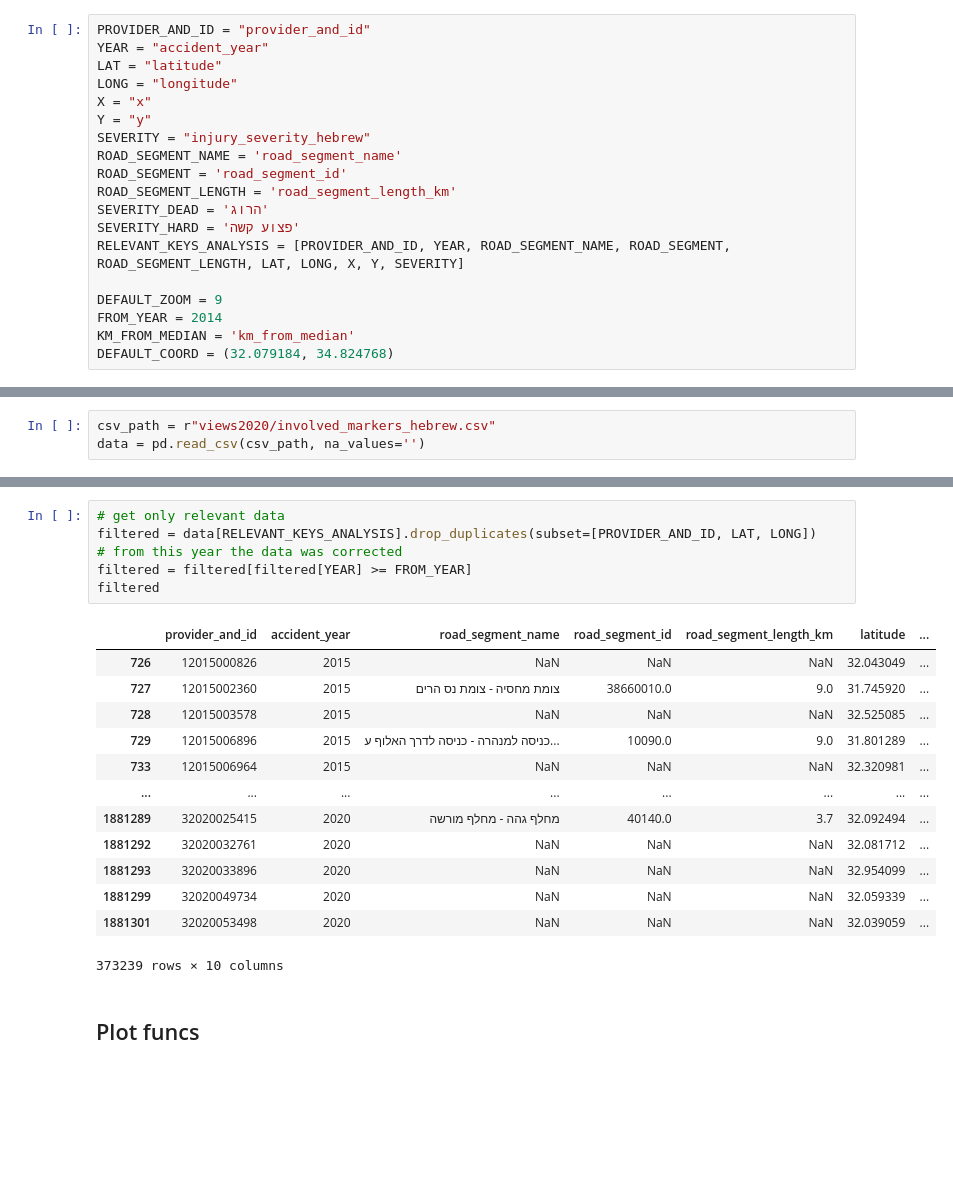
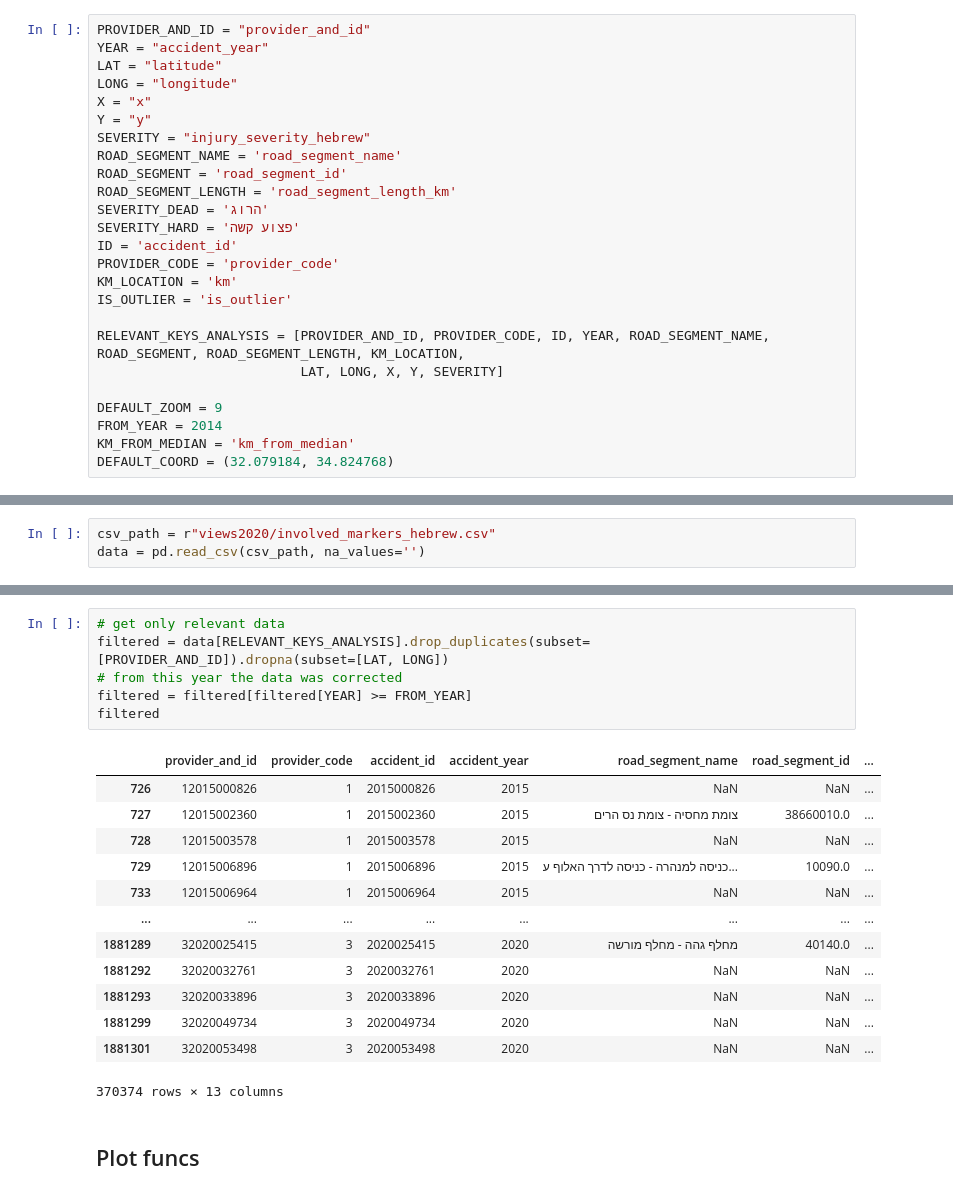
Before and after one commit to data-for-change/anyway-data-science, a Jupyter notebook: learning_notebooks/detect_segment_outliers.ipynb, the cells around one changed output, grey strips where cells are left out. Saved outputs shown, nothing was run; the diff lists cells and outputs as text; blank space fills up the shorter version.

```diff
--- a/learning_notebooks/detect_segment_outliers.ipynb
+++ b/learning_notebooks/detect_segment_outliers.ipynb
@@ -24,7 +24,13 @@ ROAD_SEGMENT = 'road_segment_id'
 ROAD_SEGMENT_LENGTH = 'road_segment_length_km'
 SEVERITY_DEAD = 'הרוג'
 SEVERITY_HARD = 'פצוע קשה'
-RELEVANT_KEYS_ANALYSIS = [PROVIDER_AND_ID, YEAR, ROAD_SEGMENT_NAME, ROAD_SEGMENT, ROAD_SEGMENT_LENGTH, LAT, LONG, X, Y, SEVERITY]
+ID = 'accident_id'
+PROVIDER_CODE = 'provider_code'
+KM_LOCATION = 'km'
+IS_OUTLIER = 'is_outlier'
+
+RELEVANT_KEYS_ANALYSIS = [PROVIDER_AND_ID, PROVIDER_CODE, ID, YEAR, ROAD_SEGMENT_NAME, ROAD_SEGMENT, ROAD_SEGMENT_LENGTH, KM_LOCATION,
+                          LAT, LONG, X, Y, SEVERITY]
 
 DEFAULT_ZOOM = 9
 FROM_YEAR = 2014
@@ -38,23 +54,23 @@ data = pd.read_csv(csv_path, na_values='')
 # %%
 # get only relevant data
-filtered = data[RELEVANT_KEYS_ANALYSIS].drop_duplicates(subset=[PROVIDER_AND_ID, LAT, LONG])
+filtered = data[RELEVANT_KEYS_ANALYSIS].drop_duplicates(subset=[PROVIDER_AND_ID]).dropna(subset=[LAT, LONG])
 # from this year the data was corrected
 filtered = filtered[filtered[YEAR] >= FROM_YEAR]
 filtered
 # %% [output]
-|  | provider_and_id | accident_year | road_segment_name | road_segment_id | road_segment_length_km | latitude | ... |
-| 726 | 12015000826 | 2015 | NaN | NaN | NaN | 32.043049 | ... |
-| 727 | 12015002360 | 2015 | צומת מחסיה - צומת נס הרים | 38660010.0 | 9.0 | 31.745920 | ... |
-| 728 | 12015003578 | 2015 | NaN | NaN | NaN | 32.525085 | ... |
-| 729 | 12015006896 | 2015 | כניסה למנהרה - כניסה לדרך האלוף ע... | 10090.0 | 9.0 | 31.801289 | ... |
-| 733 | 12015006964 | 2015 | NaN | NaN | NaN | 32.320981 | ... |
+|  | provider_and_id | provider_code | accident_id | accident_year | road_segment_name | road_segment_id | ... |
+| 726 | 12015000826 | 1 | 2015000826 | 2015 | NaN | NaN | ... |
+| 727 | 12015002360 | 1 | 2015002360 | 2015 | צומת מחסיה - צומת נס הרים | 38660010.0 | ... |
+| 728 | 12015003578 | 1 | 2015003578 | 2015 | NaN | NaN | ... |
+| 729 | 12015006896 | 1 | 2015006896 | 2015 | כניסה למנהרה - כניסה לדרך האלוף ע... | 10090.0 | ... |
+| 733 | 12015006964 | 1 | 2015006964 | 2015 | NaN | NaN | ... |
 | ... | ... | ... | ... | ... | ... | ... | ... |
-| 1881289 | 32020025415 | 2020 | מחלף גהה - מחלף מורשה | 40140.0 | 3.7 | 32.092494 | ... |
-| 1881292 | 32020032761 | 2020 | NaN | NaN | NaN | 32.081712 | ... |
-| 1881293 | 32020033896 | 2020 | NaN | NaN | NaN | 32.954099 | ... |
-| 1881299 | 32020049734 | 2020 | NaN | NaN | NaN | 32.059339 | ... |
-| 1881301 | 32020053498 | 2020 | NaN | NaN | NaN | 32.039059 | ... |
+| 1881289 | 32020025415 | 3 | 2020025415 | 2020 | מחלף גהה - מחלף מורשה | 40140.0 | ... |
+| 1881292 | 32020032761 | 3 | 2020032761 | 2020 | NaN | NaN | ... |
+| 1881293 | 32020033896 | 3 | 2020033896 | 2020 | NaN | NaN | ... |
+| 1881299 | 32020049734 | 3 | 2020049734 | 2020 | NaN | NaN | ... |
+| 1881301 | 32020053498 | 3 | 2020053498 | 2020 | NaN | NaN | ... |
-373239 rows × 10 columns
+370374 rows × 13 columns
 # %% [markdown]
 ## Plot funcs
 # %%
```
Also changed, not shown: parts of 43 cells of this notebook.
